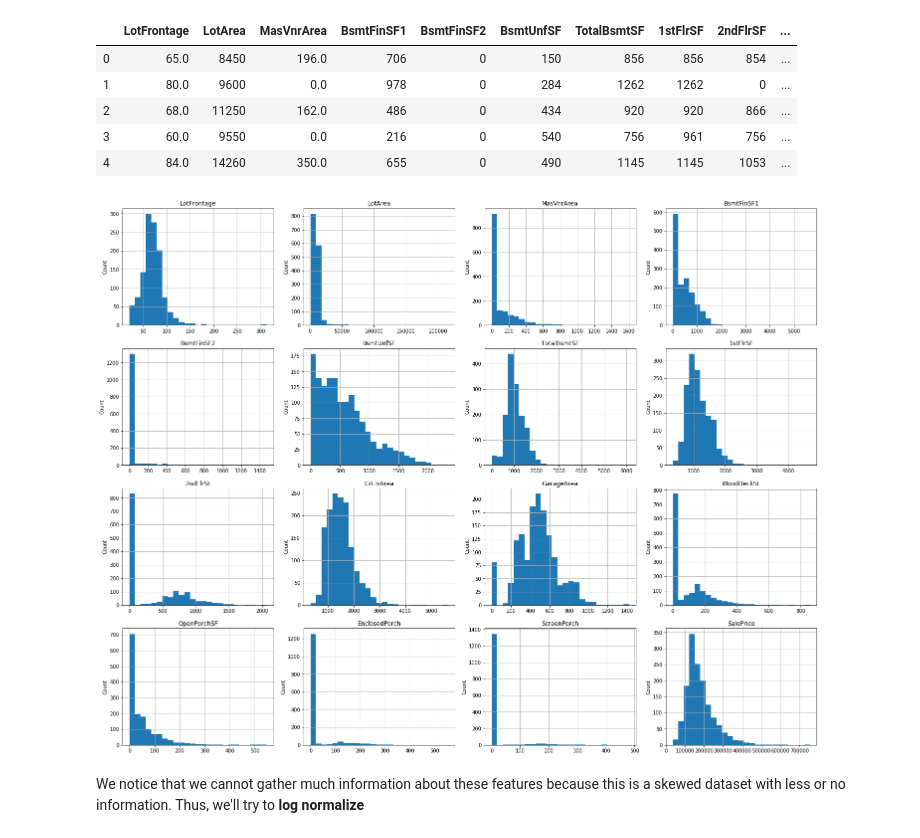
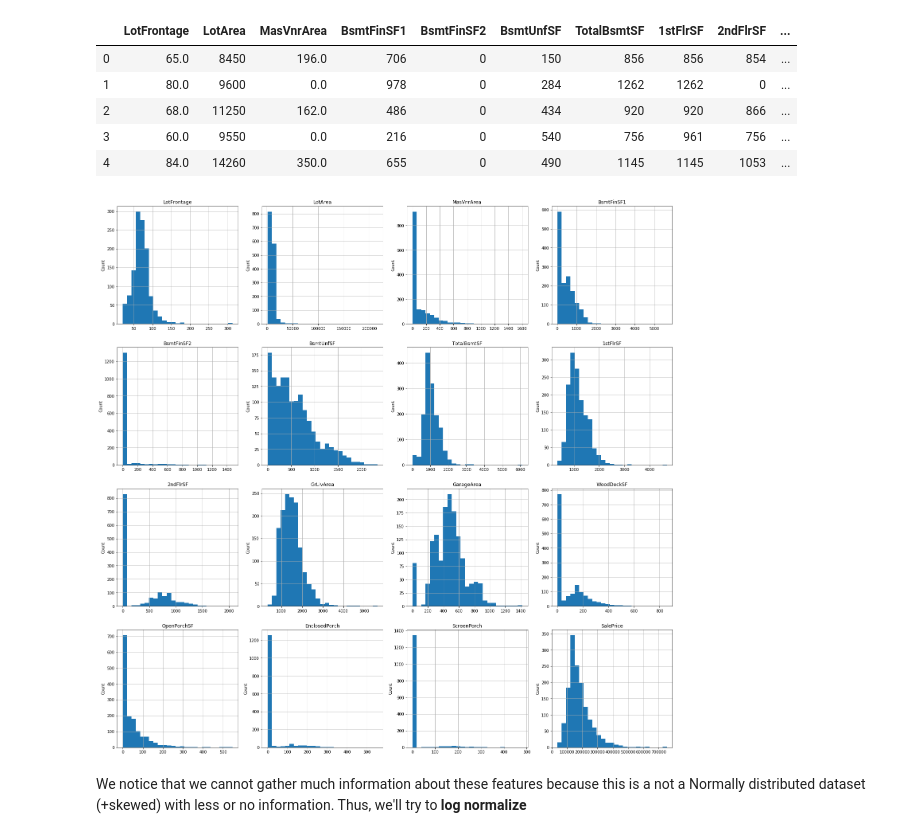
Before and after one commit to ParthikB/Data_Science, a Jupyter notebook: analysis.ipynb, the cells around one changed output. Drawn from its saved outputs; the diff is of its cells as text; code cells hidden in the pictures.

```diff
--- a/analysis.ipynb
+++ b/analysis.ipynb
@@ -208,11 +208,11 @@ for idx, f in enumerate(discrete_features):
 # %% [markdown]
 ### **Continuous Features**
 # %%
-comtinuous_features = [f for f in numerical_features if f not in discrete_features+temporal_features+['Id']]
+continuous_features = [f for f in numerical_features if f not in discrete_features+temporal_features+['Id']]
 
-print('Total Number of Continuous Features :', len(comtinuous_features), '\n')
+print('Total Number of Continuous Features :', len(continuous_features), '\n')
 
-dataset[comtinuous_features].head()
+dataset[continuous_features].head()
 # %% [output]
 Total Number of Continuous Features : 16
 |  | LotFrontage | LotArea | MasVnrArea | BsmtFinSF1 | BsmtFinSF2 | BsmtUnfSF | TotalBsmtSF | 1stFlrSF | 2ndFlrSF | ... |
@@ -223,15 +223,15 @@ Total Number of Continuous Features : 16
 | 4 | 84.0 | 14260 | 350.0 | 655 | 0 | 490 | 1145 | 1145 | 1053 | ... |
 # %%
 plt.figure(figsize=(25, 25))
-for idx, f in enumerate(comtinuous_features):
+for idx, f in enumerate(continuous_features):
     data = dataset.copy()
 
-    plt.subplot(5, 4, idx+1)
+    plt.subplot(4, 4, idx+1)
     data[f].hist(bins=25)
     plt.ylabel('Count')
     plt.title(f)
 #     break
 # %% [output]
-[figure, old version]
+[figure, new version]
 # %% [markdown]
-We notice that we cannot gather much information about these features because this is a skewed dataset with less or no information. Thus, we'll try to **log normalize**
+We notice that we cannot gather much information about these features because this is a not a Normally distributed dataset (+skewed) with less or no information. Thus, we'll try to **log normalize**
```
Also changed, not shown: parts of 1 cell of this notebook.
